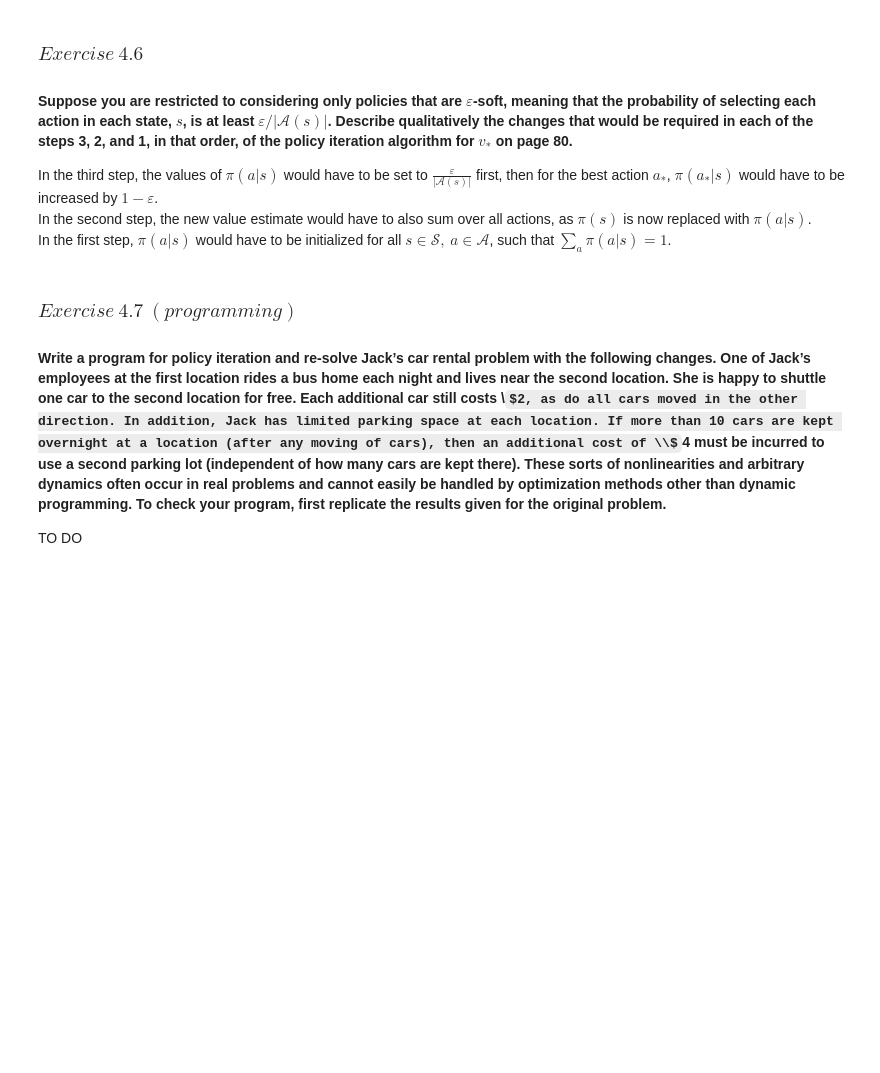
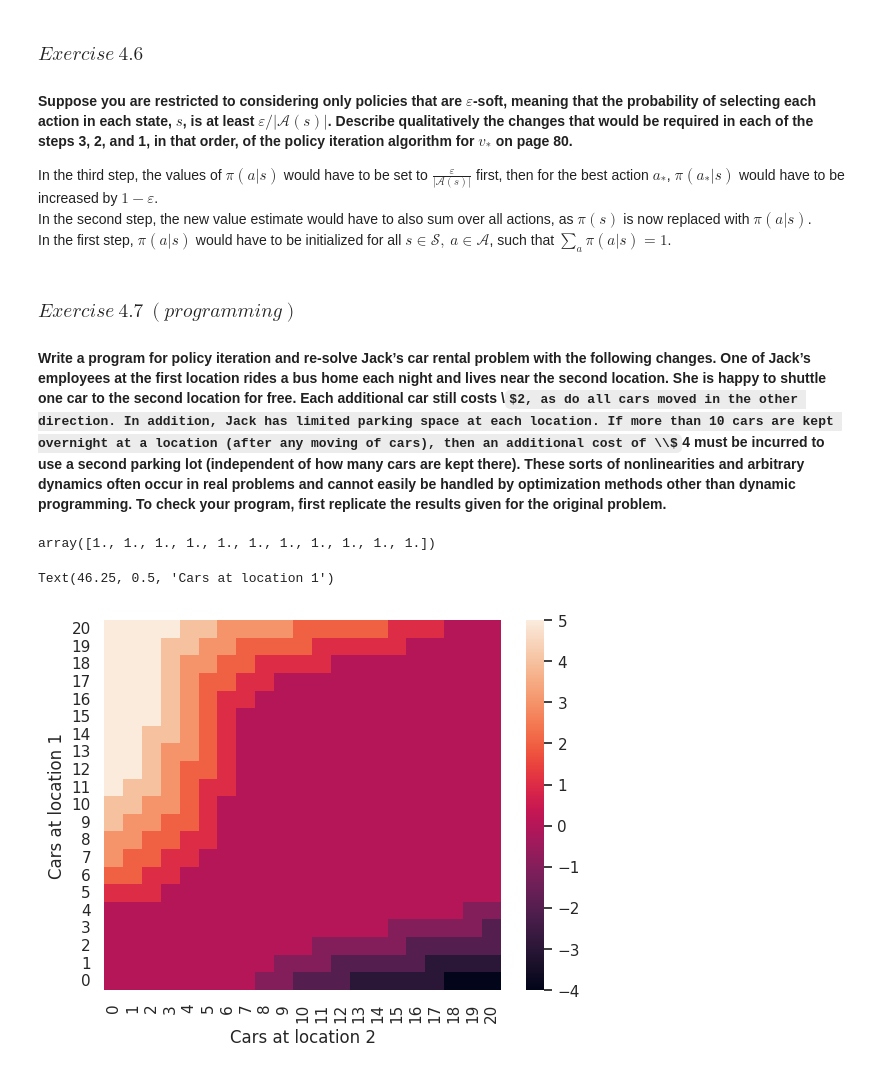
Before and after one commit to Fittiboy/journey, a Jupyter notebook: 6.1 - Dynamic Programming.ipynb, the cells around one changed output. Saved outputs shown, nothing was run; the diff lists cells and outputs as text; code cells hidden in the pictures; some formulas as TeX source; blank space fills up the shorter version.

```diff
--- a/6.1 - Dynamic Programming.ipynb
+++ b/6.1 - Dynamic Programming.ipynb
@@ -120,5 +121,34 @@ In the first step, $\pi(a|s)$ would have to be initialized for all $s\in\mathcal
 ### $Exercise\ \mathcal{4.7}\ (programming)$
 
 #### Write a program for policy iteration and re-solve Jack’s car rental problem with the following changes. One of Jack’s employees at the first location rides a bus home each night and lives near the second location. She is happy to shuttle one car to the second location for free. Each additional car still costs \\$2, as do all cars moved in the other direction. In addition, Jack has limited parking space at each location. If more than 10 cars are kept overnight at a location (after any moving of cars), then an additional cost of \\$4 must be incurred to use a second parking lot (independent of how many cars are kept there). These sorts of nonlinearities and arbitrary dynamics often occur in real problems and cannot easily be handled by optimization methods other than dynamic programming. To check your program, first replicate the results given for the original problem.
-
-TO DO
+# %%
+from math import factorial, exp
+
+poissons = {
+    2: {},
+    3: {},
+    4: {},
+}
+
+poissons_n_or_more = {
+    2: {},
+    3: {},
+    4: {},
+}
+
+
+
+def poisson(lmbd, n):
+    res = poissons[lmbd].get(n)
+    if res is None:
+        res = exp(-lmbd) * ((lmbd ** n) / factorial(n))
+        poissons[lmbd][n] = res
+    return res
+
+
+def poisson_n_or_more(lmbd, n):
+    res = poissons_n_or_more[lmbd].get(n)
+    if res is None:
+        res = 1 - sum(poisson(lmbd, m) for m in range(n))
+        poissons_n_or_more[lmbd][n] = res
+    return res
@@ -124,0 +226,22 @@ TO DO
+# %%
+# Sanity check: Going from some state to any other state when taking
+# an action should always be 1.
+np.sum(transitions[48,:,:], axis=0)
+# %% [output]
+array([1., 1., 1., 1., 1., 1., 1., 1., 1., 1., 1.])
+# %%
+iterator = PolicyIteration(transitions, rewards, discount, policy)
+iterator.find_optimal_policy()
+visual_policy = np.argmax(iterator.policy, axis=2).reshape((21, 21)) - 5
+# %%
+import matplotlib.pyplot as plt
+import seaborn as sns
+sns.set_theme()
+
+f, ax = plt.subplots()
+sns.heatmap(visual_policy, ax=ax).invert_yaxis()
+ax.set_xlabel("Cars at location 2")
+ax.set_ylabel("Cars at location 1")
+# %% [output]
+Text(46.25, 0.5, 'Cars at location 1')
+[figure, added]
```
Also changed, not shown: parts of 8 cells of this notebook, 5 other files.
